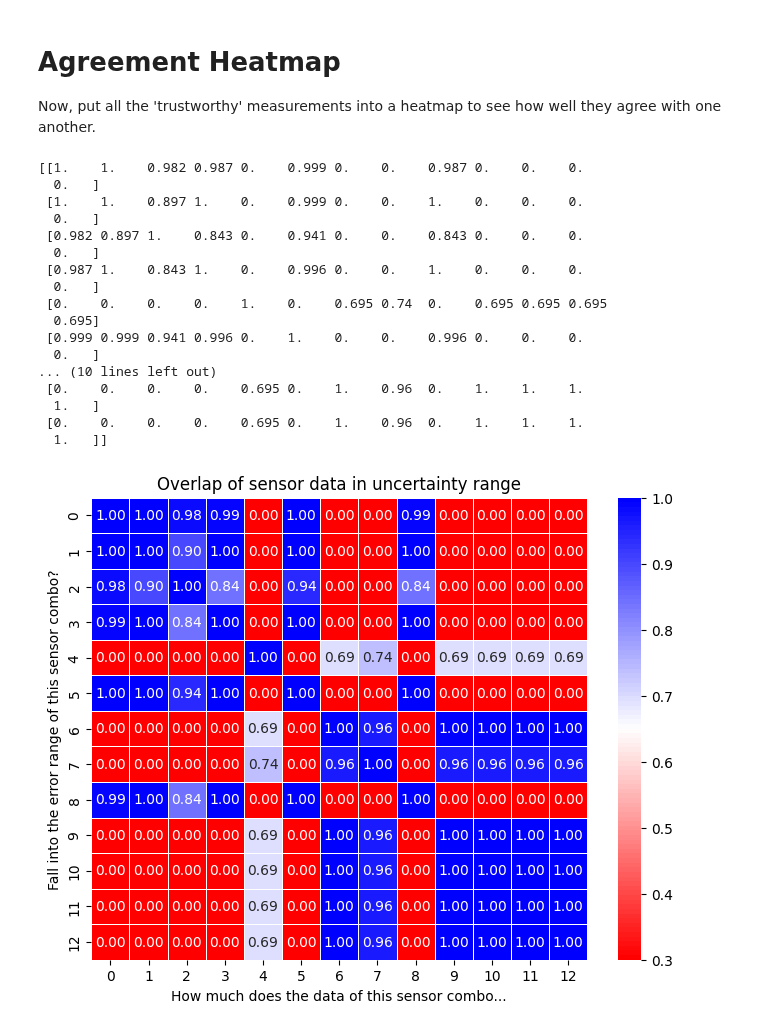
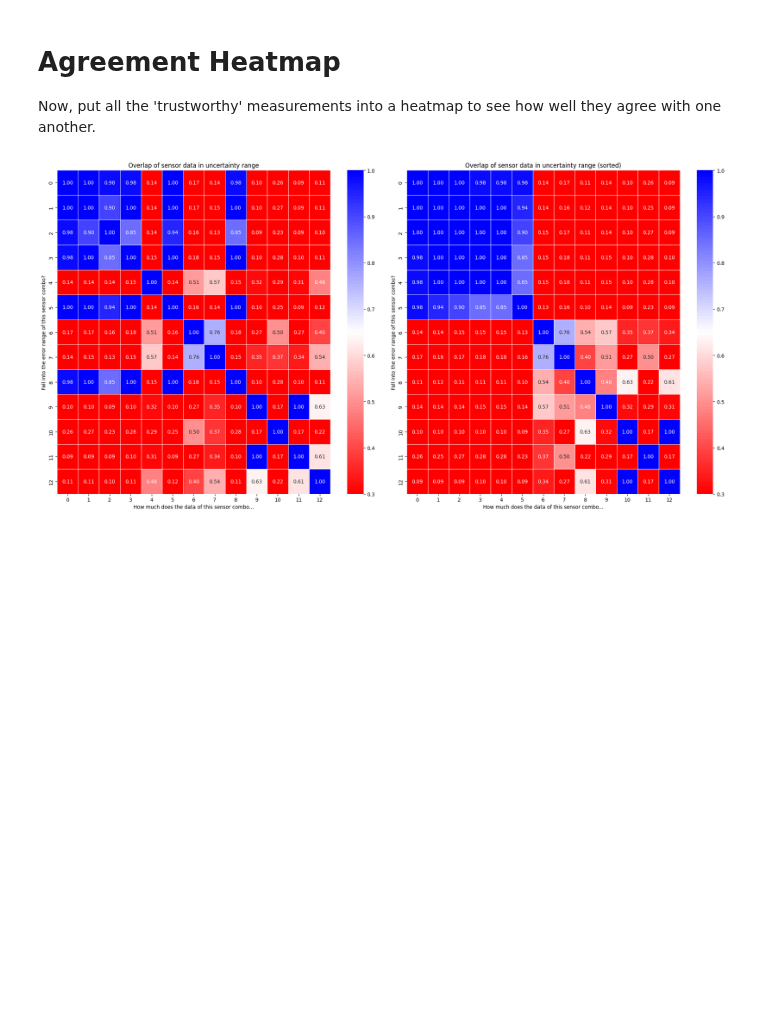
Before and after one commit to jadenmecham/First-Project, a Jupyter notebook: 3 - Sort All Combos/floris-adapted/springmass-sort.ipynb, the cells around one changed output. Drawn from its saved outputs; the diff is of its cells as text; code cells hidden in the pictures; blank space fills up the shorter version.

Commit message:
random other updates

```diff
--- a/3 - Sort All Combos/floris-adapted/springmass-sort.ipynb
+++ b/3 - Sort All Combos/floris-adapted/springmass-sort.ipynb
@@ -244,11 +244,13 @@ for i in range(len(C)):
 
 Use this cell to intentionally mess up the data from a sensor
 # %%
-# any C that contains [1, 1] we will multiply by 2 and shift up by 1
+# any C that contains [1, 1] we will multiply by a random number
 for i in range(len(C)):
   if [1, 1] in np.array(C[i]).tolist():
-      results[i]['x'] = results[i]['x']*2 + 1
-      results[i]['xdot'] = results[i]['xdot']*2 + 1
+      # generate a random number
+      random_number = np.random.uniform(2, 4)
+      results[i]['x'] = results[i]['x']*random_number
+      results[i]['xdot'] = results[i]['xdot']*random_number
 # %% [markdown]
 # Plot KF Results
 Plot all of the data from the Kalman filter for every C
@@ -445,58 +447,50 @@ overlaps_x = np.ones((len(trustworthy_x), len(trustworthy_x)))
 # I need to compute the percent of the time that the data from one C falls within the error range of all other C
 for i in range(len(trustworthy_x)):
     for j in range(len(trustworthy_x)):
         if i == j:
             continue
         else:
             # get the index of the C matrix
             C_i = trustworthy_x[i]
             C_j = trustworthy_x[j]
             # get the data for the C matrix
             x_i = x_hat[C_i]
             x_j = x_hat[C_j]
             # get the covariance for the C matrix
             sigma_i = 0.1 #3 * sigma_x[C_i]
             sigma_j = 0.1 #3 * sigma_x[C_j]
             # get the time that the data falls within the error range
             overlap = np.sum(np.logical_and(x_i - sigma_i < x_j, x_j < x_i + sigma_i)) / len(x_i)
             overlaps_x[i, j] = overlap
 
 
-# print(overlaps_x)
+# Sort the matrix now!
+# Sort the adjacency matrix based on the sum of rows and columns
+row_sums = overlaps_x.sum(axis=1)
+sorted_indices = np.argsort(row_sums)[::-1]  # Sort in descending order
+# Reorder the matrix
+sorted_overlaps_x = overlaps_x[sorted_indices, :][:, sorted_indices]
 
 # plot overlapvals onto a red and blue heatmap with values from 0 to 1
 # Define custom colormap
 colors = ["red", "white", "blue"]  # Define the colors for your gradient
 cmap_name = "custom_colormap"
 custom_cmap = LinearSegmentedColormap.from_list(cmap_name, colors, N=100)
 
-# Create the heatmap
-plt.figure(figsize=(8, 6))
-sns.heatmap(overlaps_x, cmap=custom_cmap, annot=True, fmt=".2f", linewidths=.5, vmin=0.3, vmax=1)
-
-# Add title and labels
-plt.title("Overlap of sensor data in uncertainty range")
-plt.xlabel("How much does the data of this sensor combo...")
-plt.ylabel("Fall into the error range of this sensor combo?")
-
+# plot the unsorted and then the sorted matrix on the same figure
+fig, ax = plt.subplots(1, 2, figsize=(20, 10))
+# Plot the original matrix
+sns.heatmap(overlaps_x, cmap=custom_cmap, annot=True, fmt=".2f", linewidths=.5, vmin=0.3, vmax=1, ax=ax[0])
+ax[0].set_title("Overlap of sensor data in uncertainty range")
+ax[0].set_xlabel("How much does the data of this sensor combo...")
+ax[0].set_ylabel("Fall into the error range of this sensor combo?")
+# Plot the sorted matrix
+sns.heatmap(sorted_overlaps_x, cmap=custom_cmap, annot=True, fmt=".2f", linewidths=.5, vmin=0.3, vmax=1, ax=ax[1])
+ax[1].set_title("Overlap of sensor data in uncertainty range (sorted)")
+ax[1].set_xlabel("How much does the data of this sensor combo...")
+ax[1].set_ylabel("Fall into the error range of this sensor combo?")
 # Show the plot
+plt.tight_layout()
 plt.show()
 # %% [output]
-[[1.    1.    0.982 0.987 0.    0.999 0.    0.    0.987 0.    0.    0.
-  0.   ]
- [1.    1.    0.897 1.    0.    0.999 0.    0.    1.    0.    0.    0.
-  0.   ]
- [0.982 0.897 1.    0.843 0.    0.941 0.    0.    0.843 0.    0.    0.
-  0.   ]
- [0.987 1.    0.843 1.    0.    0.996 0.    0.    1.    0.    0.    0.
-  0.   ]
- [0.    0.    0.    0.    1.    0.    0.695 0.74  0.    0.695 0.695 0.695
-  0.695]
- [0.999 0.999 0.941 0.996 0.    1.    0.    0.    0.996 0.    0.    0.
-  0.   ]
-... (10 lines left out)
- [0.    0.    0.    0.    0.695 0.    1.    0.96  0.    1.    1.    1.
-  1.   ]
- [0.    0.    0.    0.    0.695 0.    1.    0.96  0.    1.    1.    1.
-  1.   ]]
-[figure, old version]
+[figure, new version]
```
Also changed, not shown: parts of 8 cells of this notebook.
